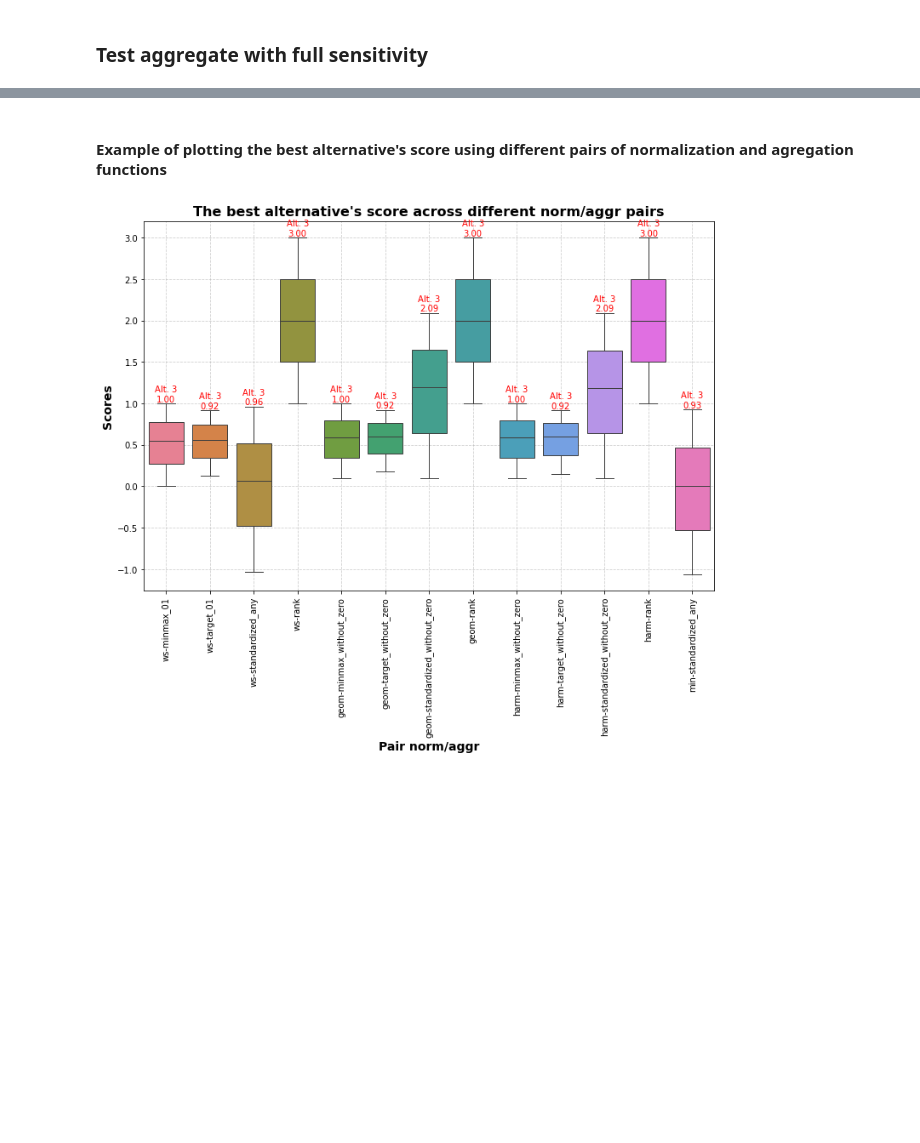
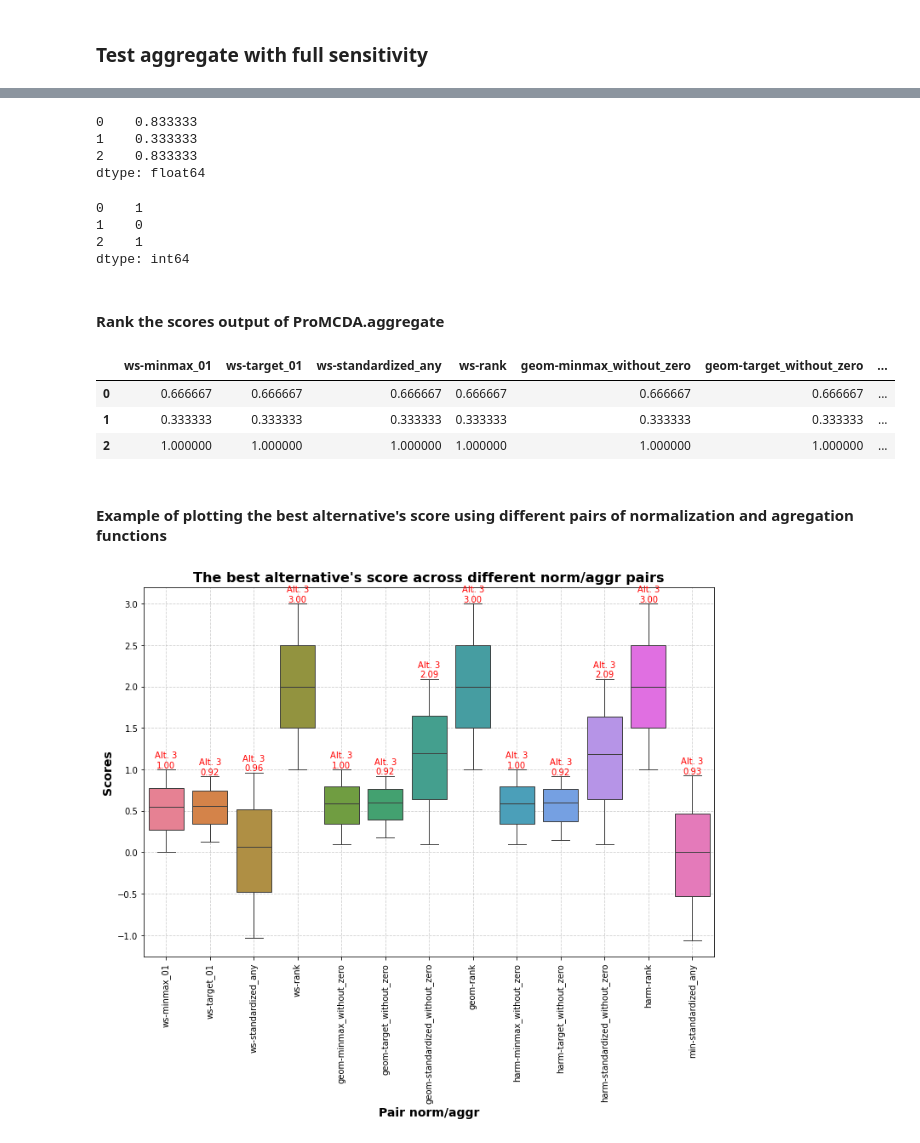
Before and after one commit to wetransform-os/ProMCDA, a Jupyter notebook: demo_in_notebook/use_promcda_library.ipynb, the cells around one changed output, grey strips where cells are left out. Cells and saved outputs as stored; diff of their text form; code cells hidden in the pictures; blank space fills up the shorter version.

Commit message:
add evaluate_ranks, update README and demo

```diff
--- a/demo_in_notebook/use_promcda_library.ipynb
+++ b/demo_in_notebook/use_promcda_library.ipynb
@@ -249,0 +265,7 @@ INFO: 2025-04-08 17:01:02,373 - ProMCDA - Normalized weights: [0.5, 0.5]
+# %%
+test_ranks
+# %% [output]
+0    0.833333
+1    0.333333
+2    0.833333
+dtype: float64
@@ -250,3 +274,21 @@ INFO: 2025-04-08 17:01:02,373 - ProMCDA - Normalized weights: [0.5, 0.5]
+# %%
+integer_ranks
+# %% [output]
+0    1
+1    0
+2    1
+dtype: int64
+# %% [markdown]
+#### Rank the scores output of ProMCDA.aggregate
+# %%
+ranks = promcda.evaluate_ranks(scores)
+# %%
+ranks
+# %% [output]
+|  | ws-minmax_01 | ws-target_01 | ws-standardized_any | ws-rank | geom-minmax_without_zero | geom-target_without_zero | ... |
+| 0 | 0.666667 | 0.666667 | 0.666667 | 0.666667 | 0.666667 | 0.666667 | ... |
+| 1 | 0.333333 | 0.333333 | 0.333333 | 0.333333 | 0.333333 | 0.333333 | ... |
+| 2 | 1.000000 | 1.000000 | 1.000000 | 1.000000 | 1.000000 | 1.000000 | ... |
 # %% [markdown]
 #### Example of plotting the best alternative's score using different pairs of normalization and agregation functions
 # %%
```
Also changed, not shown: parts of 38 cells of this notebook, 3 other files.
